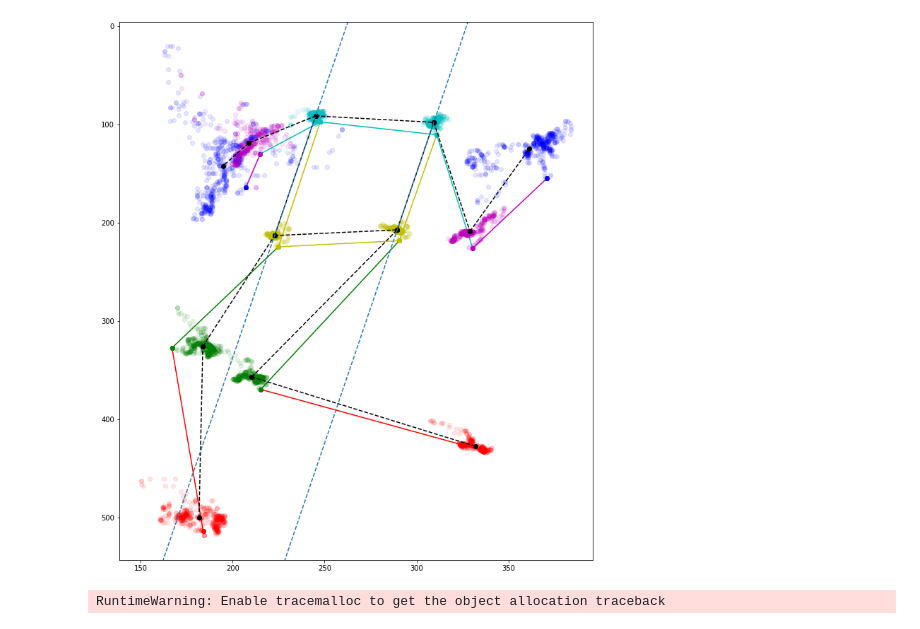
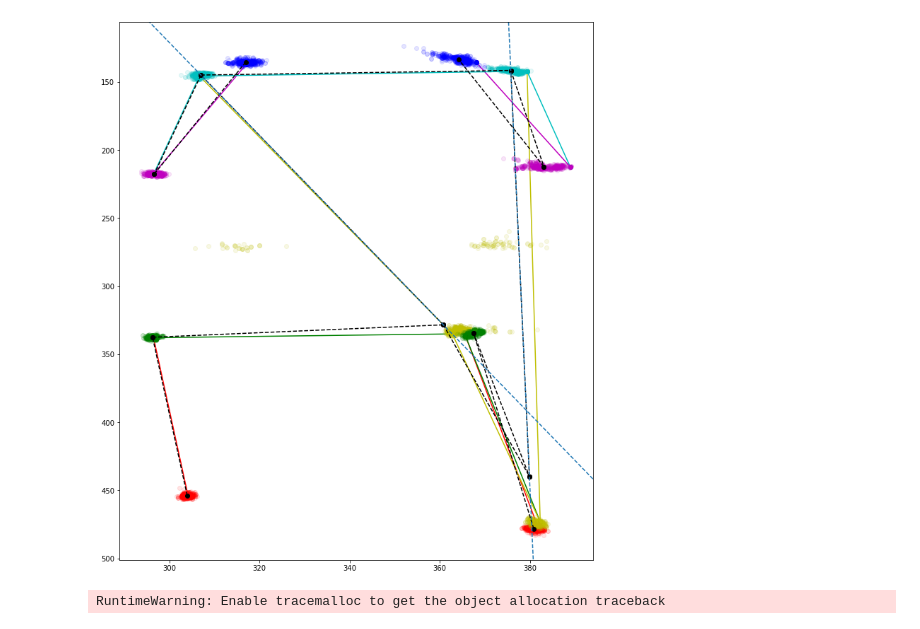
Before and after one commit to RehabAUmc/modys-video, a Jupyter notebook: notebooks/feature-visualisation.ipynb, the cells around one changed output. Cells and saved outputs as stored; diff of their text form; code cells hidden in the pictures.

Commit message:
Example sitting, check calculation bodypart line

```diff
--- a/notebooks/feature-visualisation.ipynb
+++ b/notebooks/feature-visualisation.ipynb
@@ -15,36 +19,35 @@ BODYPART_LINES, DEFAULT_BODYPARTS, COLORS
 # %%
-df = read_video('004')
+df = read_video('006', SITTING_VIDEOS_DATA_FOLDER)
 # %%
 # set plot variables
 size = (12,14)
-bodypart_lines_frame = 2
-
+bodypart_lines_frame = 25
 # initialise plot
 fig = plt.figure(figsize=size)
 
 # plot the bodypart lines for one frame
 plot_bodypart_lines(df, frame = bodypart_lines_frame)
 
 # plot blue colors on the wrists
 plot_bodypoint(df, 'wrist1', 'bo', alpha=1, frame = bodypart_lines_frame)
 plot_bodypoint(df, 'wrist2', 'bo', alpha=1, frame = bodypart_lines_frame)
 
 # plot all bodyparts from whole video
 for bodypart, color in zip(DEFAULT_BODYPARTS, COLORS+COLORS):
     for i in range(len(df)):
         plot_bodypoint(df, bodypart, color, frame=i)
 
 # plot the average bodypart lines, in dashed black
 plot_bodypart_lines(df, bodypart_lines_colors = ['ko--']*12)
 
 # plot continues lines between shoulders and hips
 plot_continues_line(df, 'shoulder1', 'hip1')
 plot_continues_line(df, 'shoulder2', 'hip2')
 
 # invert y-axis
 plt.gca().invert_yaxis()
 # %% [output]
-[figure, old version]
+[figure, new version]
 # %%
 %matplotlib tk
 stick_movie(df[:100])
```
Also changed, not shown: parts of 2 cells of this notebook.
